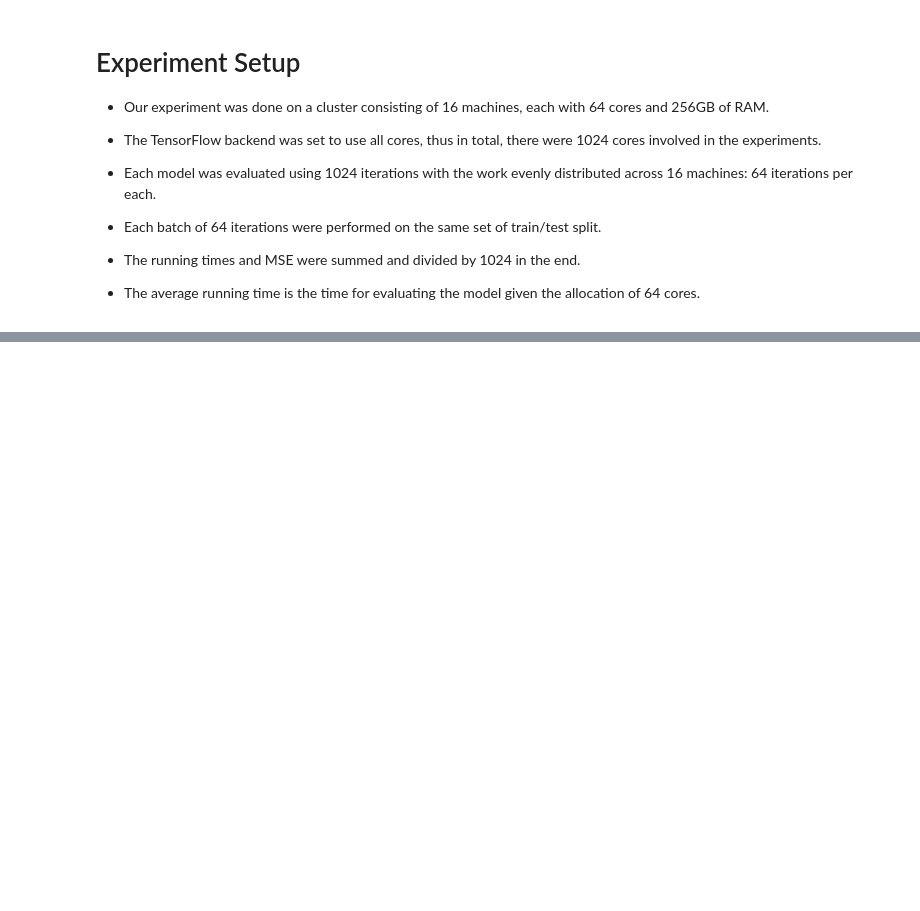
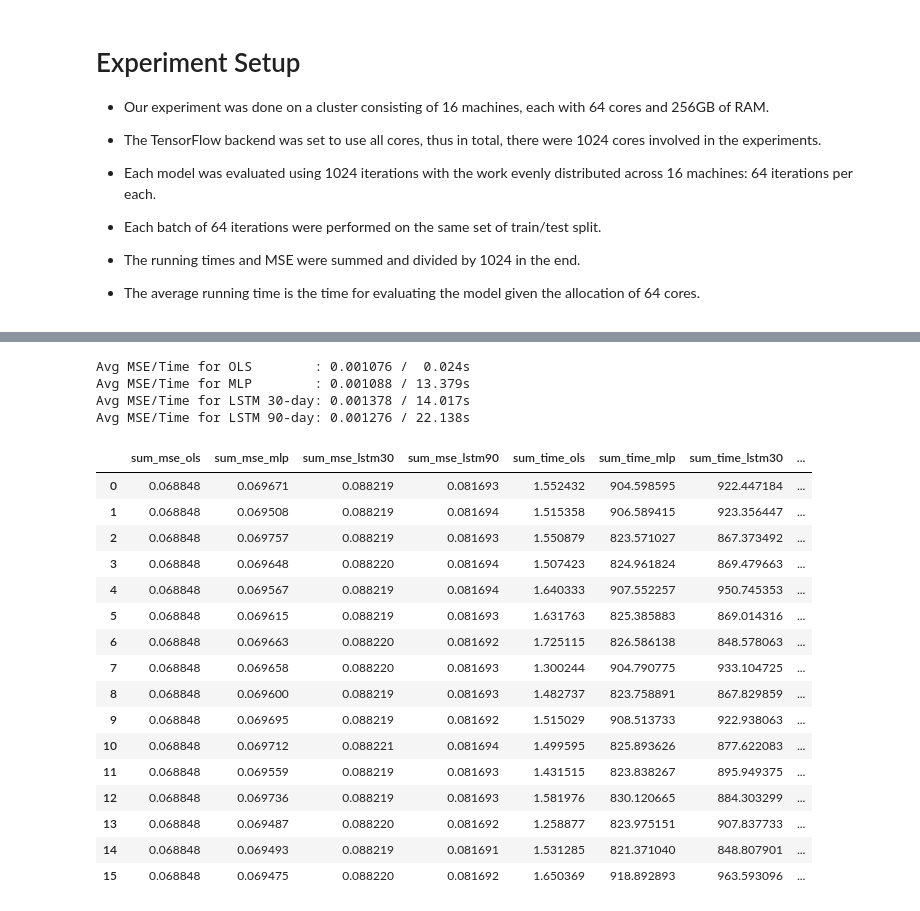
Before and after one commit to thsavage/Code-Shards, a Jupyter notebook: Experiments_All_CPU.ipynb, the cells around one changed output, grey strips where cells are left out. Saved outputs shown, nothing was run; the diff lists cells and outputs as text; code cells hidden in the pictures; blank space fills up the shorter version.

Commit message:
Added results for Amazon

```diff
--- a/Experiments_All_CPU.ipynb
+++ b/Experiments_All_CPU.ipynb
@@ -181,6 +212,3 @@ The average running time is: 5.43 seconds
 * The running times and MSE were summed and divided by 1024 in the end.
 
 * The average running time is the time for evaluating the model given the allocation of 64 cores.
-# %%
-results = pd.read_csv('results.csv')
-results
@@ -205,7 +215,8 @@ results
 # %%
-allSum = results.sum()
-nIter = 64*16
-print 'Avg MSE/Time for OLS        : %f / %6.3fs' % (allSum.sum_mse_ols/nIter, allSum.sum_time_ols/nIter)
-print 'Avg MSE/Time for MLP        : %f / %6.3fs' % (allSum.sum_mse_mlp/nIter, allSum.sum_time_mlp/nIter)
-print 'Avg MSE/Time for LSTM 30-day: %f / %6.3fs' % (allSum.sum_mse_lstm30/nIter, allSum.sum_time_lstm30/nIter)
-print 'Avg MSE/Time for LSTM 90-day: %f / %6.3fs' % (allSum.sum_mse_lstm90/nIter, allSum.sum_time_lstm90/nIter)
+def printResults(results):
+    allSum = results.sum()
+    nIter = 64*16
+    print 'Avg MSE/Time for OLS        : %f / %6.3fs' % (allSum.sum_mse_ols/nIter, allSum.sum_time_ols/nIter)
+    print 'Avg MSE/Time for MLP        : %f / %6.3fs' % (allSum.sum_mse_mlp/nIter, allSum.sum_time_mlp/nIter)
+    print 'Avg MSE/Time for LSTM 30-day: %f / %6.3fs' % (allSum.sum_mse_lstm30/nIter, allSum.sum_time_lstm30/nIter)
+    print 'Avg MSE/Time for LSTM 90-day: %f / %6.3fs' % (allSum.sum_mse_lstm90/nIter, allSum.sum_time_lstm90/nIter)
@@ -216,0 +249,26 @@ Avg MSE/Time for LSTM 90-day: 0.000385 / 19.064s
+# %%
+results_amazon = pd.read_csv('results_amazon.csv')
+printResults(results_amazon)
+results_amazon
+# %% [output]
+Avg MSE/Time for OLS        : 0.001076 /  0.024s
+Avg MSE/Time for MLP        : 0.001088 / 13.379s
+Avg MSE/Time for LSTM 30-day: 0.001378 / 14.017s
+Avg MSE/Time for LSTM 90-day: 0.001276 / 22.138s
+|  | sum_mse_ols | sum_mse_mlp | sum_mse_lstm30 | sum_mse_lstm90 | sum_time_ols | sum_time_mlp | sum_time_lstm30 | ... |
+| 0 | 0.068848 | 0.069671 | 0.088219 | 0.081693 | 1.552432 | 904.598595 | 922.447184 | ... |
+| 1 | 0.068848 | 0.069508 | 0.088219 | 0.081694 | 1.515358 | 906.589415 | 923.356447 | ... |
+| 2 | 0.068848 | 0.069757 | 0.088219 | 0.081693 | 1.550879 | 823.571027 | 867.373492 | ... |
+| 3 | 0.068848 | 0.069648 | 0.088220 | 0.081694 | 1.507423 | 824.961824 | 869.479663 | ... |
+| 4 | 0.068848 | 0.069567 | 0.088219 | 0.081694 | 1.640333 | 907.552257 | 950.745353 | ... |
+| 5 | 0.068848 | 0.069615 | 0.088219 | 0.081693 | 1.631763 | 825.385883 | 869.014316 | ... |
+| 6 | 0.068848 | 0.069663 | 0.088220 | 0.081692 | 1.725115 | 826.586138 | 848.578063 | ... |
+| 7 | 0.068848 | 0.069658 | 0.088220 | 0.081693 | 1.300244 | 904.790775 | 933.104725 | ... |
+| 8 | 0.068848 | 0.069600 | 0.088219 | 0.081693 | 1.482737 | 823.758891 | 867.829859 | ... |
+| 9 | 0.068848 | 0.069695 | 0.088219 | 0.081692 | 1.515029 | 908.513733 | 922.938063 | ... |
+| 10 | 0.068848 | 0.069712 | 0.088221 | 0.081694 | 1.499595 | 825.893626 | 877.622083 | ... |
+| 11 | 0.068848 | 0.069559 | 0.088219 | 0.081693 | 1.431515 | 823.838267 | 895.949375 | ... |
+| 12 | 0.068848 | 0.069736 | 0.088219 | 0.081693 | 1.581976 | 830.120665 | 884.303299 | ... |
+| 13 | 0.068848 | 0.069487 | 0.088220 | 0.081692 | 1.258877 | 823.975151 | 907.837733 | ... |
+| 14 | 0.068848 | 0.069493 | 0.088219 | 0.081691 | 1.531285 | 821.371040 | 848.807901 | ... |
+| 15 | 0.068848 | 0.069475 | 0.088220 | 0.081692 | 1.650369 | 918.892893 | 963.593096 | ... |
```
Also changed, not shown: parts of 8 cells of this notebook, 4 other files.
